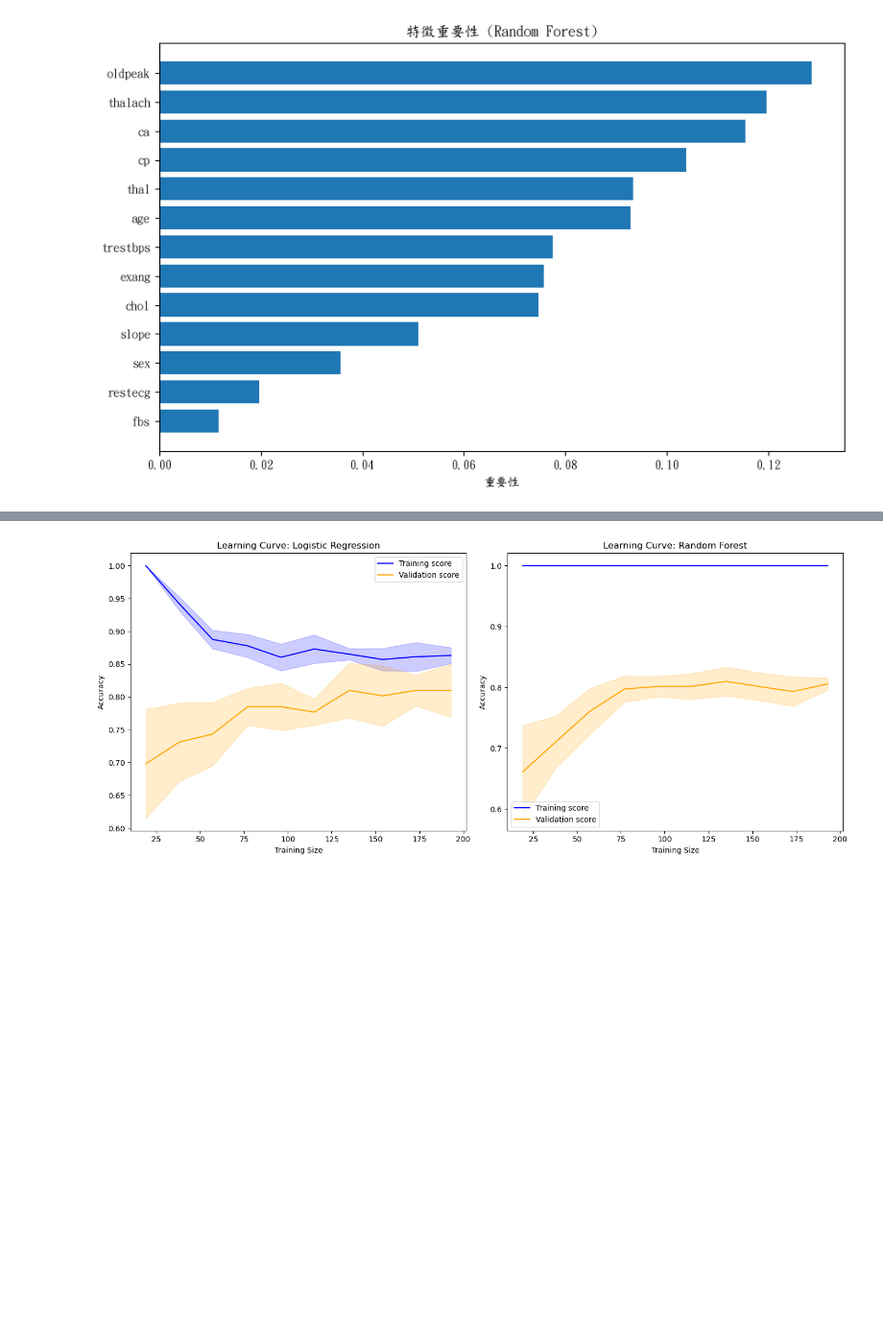
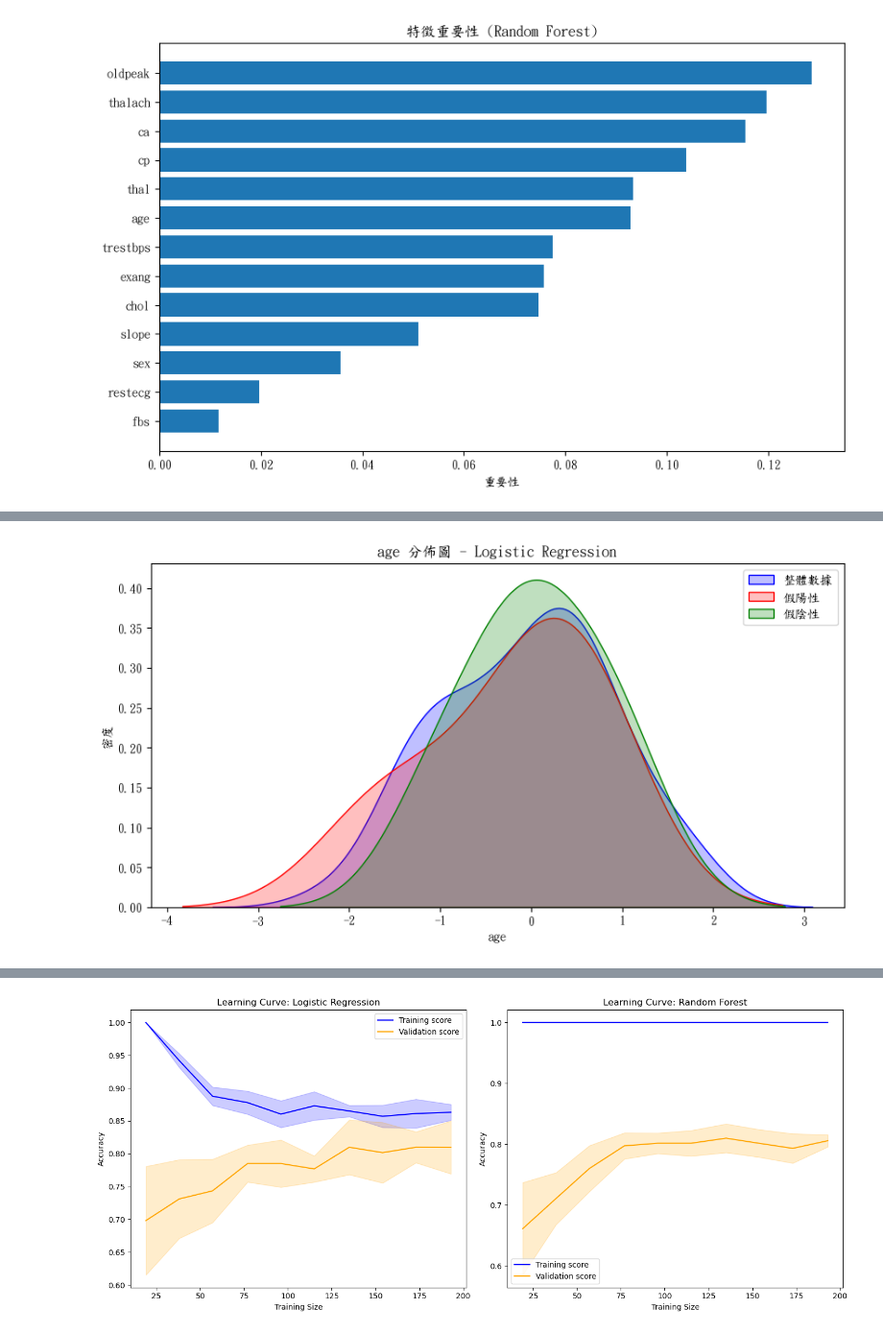
Before and after one commit to peizzz777/heart-, a Jupyter notebook: heart_model_1.ipynb, the cells around one changed output, grey strips where cells are left out. Shown at 96% size. Drawn from its saved outputs; the diff is of its cells as text; code cells hidden in the pictures; blank space fills up the shorter version.

```diff
--- a/heart_model_1.ipynb
+++ b/heart_model_1.ipynb
@@ -481,3 +483,98 @@ weighted avg       0.85      0.85      0.85        61
 [figure]
 [figure]
 [figure]
+# %%
+# 1. 載入資料
+X_train = pd.read_csv('X_train.csv')
+y_train = pd.read_csv('y_train.csv')
+X_test = pd.read_csv('X_test.csv')
+y_test = pd.read_csv('y_test.csv')
+
+# 將目標值轉換為 Series
+if y_train.shape[1] == 1:
+    y_train = y_train.iloc[:, 0]
+if y_test.shape[1] == 1:
+    y_test = y_test.iloc[:, 0]
+
+# 定義模型
+lr_model = LogisticRegression(max_iter=1000, random_state=42)
+rf_model = RandomForestClassifier(random_state=42)
+
+# 訓練模型
+lr_model.fit(X_train, y_train)
+rf_model.fit(X_train, y_train)
+
+# 預測測試集
+y_pred_lr = lr_model.predict(X_test)
+y_pred_rf = rf_model.predict(X_test)
+
+# 添加 `actual` 和預測值到測試集
+X_test['actual'] = y_test.values
+X_test['predicted_lr'] = y_pred_lr
+X_test['predicted_rf'] = y_pred_rf
+
+# 提取假陽性和假陰性樣本
+false_positives_lr = X_test[(X_test['actual'] == 0) & (X_test['predicted_lr'] == 1)]
+false_negatives_lr = X_test[(X_test['actual'] == 1) & (X_test['predicted_lr'] == 0)]
+
+false_positives_rf = X_test[(X_test['actual'] == 0) & (X_test['predicted_rf'] == 1)]
+false_negatives_rf = X_test[(X_test['actual'] == 1) & (X_test['predicted_rf'] == 0)]
+
+# 設置中文字體
+rcParams['font.sans-serif'] = ['DFKai-SB']
+rcParams['axes.unicode_minus'] = False
+
+# 取得所有數值型特徵
+numeric_features = X_test.select_dtypes(include=[np.number]).columns.tolist()
+numeric_features = [col for col in numeric_features if col not in ['actual', 'predicted_lr', 'predicted_rf']]
+
+# 統計計算函數
+def calculate_statistics(feature, data, false_positives, false_negatives):
+    if feature not in data.columns:
+        print(f"特徵 {feature} 不存在於數據框中，跳過。")
+        return
+    print(f"\n特徵: {feature}")
+    print(f"整體數據 - 均值: {data[feature].mean():.2f}, 中位數: {data[feature].median():.2f}, 標準差: {data[feature].std():.2f}")
+    if not false_positives.empty:
+        print(f"假陽性 - 均值: {false_positives[feature].mean():.2f}, 中位數: {false_positives[feature].median():.2f}, 標準差: {false_positives[feature].std():.2f}")
+    else:
+        print(f"假陽性 - 無數據")
+    if not false_negatives.empty:
+        print(f"假陰性 - 均值: {false_negatives[feature].mean():.2f}, 中位數: {false_negatives[feature].median():.2f}, 標準差: {false_negatives[feature].std():.2f}")
+    else:
+        print(f"假陰性 - 無數據")
+
+# 繪圖函數
+def plot_feature_distribution(feature, data, false_positives, false_negatives, model_name):
+    if feature not in data.columns:
+        print(f"特徵 {feature} 不存在於數據框中，跳過繪圖。")
+        return
+
+    # KDE 分佈圖
+    plt.figure(figsize=(10, 5))
+    sns.kdeplot(data[feature], label="整體數據", color="blue", fill=True)
+    if not false_positives.empty:
+        sns.kdeplot(false_positives[feature], label="假陽性", color="red", fill=True)
+    if not false_negatives.empty:
+        sns.kdeplot(false_negatives[feature], label="假陰性", color="green", fill=True)
+    plt.title(f"{feature} 分佈圖 - {model_name}")
+    plt.xlabel(feature)
+    plt.ylabel("密度")
+    plt.legend()
+    plt.show()
+
+
+
+# 對所有數值型特徵進行分析
+for feature in numeric_features:
+    print(f"處理特徵: {feature}")
+    # Logistic Regression
+    print("=== Logistic Regression ===")
+    calculate_statistics(feature, X_test, false_positives_lr, false_negatives_lr)
+    plot_feature_distribution(feature, X_test, false_positives_lr, false_negatives_lr, "Logistic Regression")
+
+    # Random Forest
+    print("=== Random Forest ===")
+    calculate_statistics(feature, X_test, false_positives_rf, false_negatives_rf)
+    plot_feature_distribution(feature, X_test, false_positives_rf, false_negatives_rf, "Random Forest")
+# %% [output]
@@ -483,0 +588 @@ weighted avg       0.85      0.85      0.85        61
+[figure, added]
```
Also changed, not shown: parts of 2 cells of this notebook.
